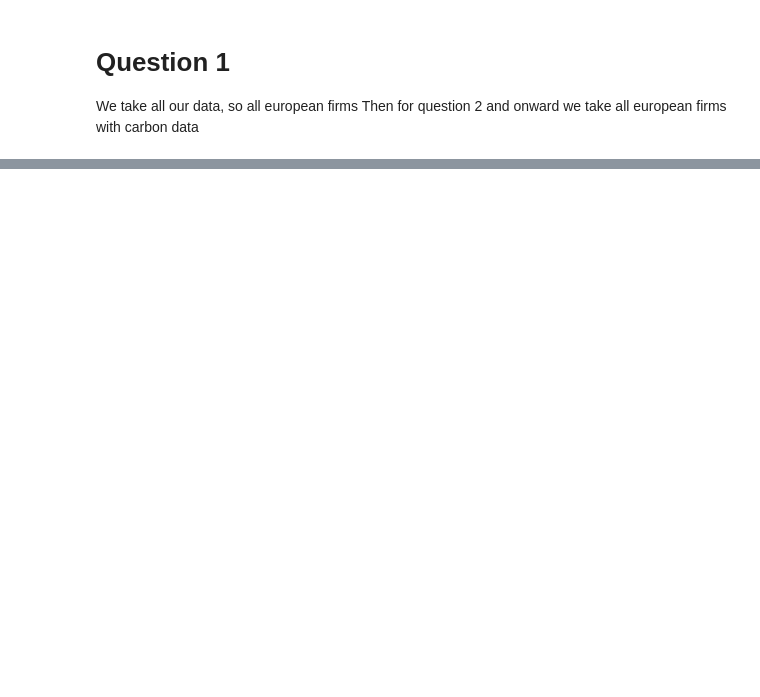
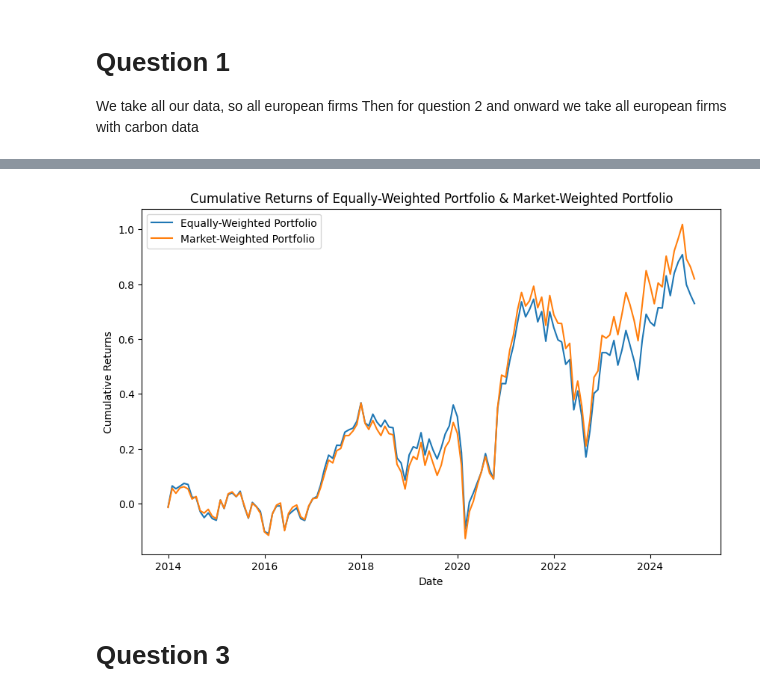
Before and after one commit to baertsch/FIN-429, a Jupyter notebook: Homework1.ipynb, the cells around one changed output, grey strips where cells are left out. Cells and saved outputs as stored; diff of their text form; code cells hidden in the pictures; blank space fills up the shorter version.

```diff
--- a/Homework1.ipynb
+++ b/Homework1.ipynb
@@ -148,0 +303,3 @@ plt.show()
+# %%
+df = pd.merge(df, mv_m, on=['NAME', 'ISIN', 'Country Code', 'Date'],how='inner')
+df.head()
@@ -148,0 +346,5 @@ plt.show()
+# %%
+df['Year'] = pd.to_datetime(df['Date']).dt.year
+test = df
+test = df.groupby(["NAME", "Year"])
+display(test)
@@ -148,0 +369,21 @@ plt.show()
+# %%
+df = df.sort_values(by=['Date'])
+
+# Compute Equal Weights per Month
+df["Equal_Weight"] = df.groupby("Date")["Monthly_Return"].transform(lambda x: 1 / len(x))
+
+# Compute Market Weights per Month
+df["Market_Weight"] = df.groupby("Date")["Market Cap"].transform(lambda x: x / x.sum())
+
+# Compute Individual Firm Returns
+df["Equal_Weight_Return"] = df["Equal_Weight"] * df["Monthly_Return"]
+# Compute Market-Weight Returns Using Previous Period Weights
+df["Market_Weight_Return"] = df["Monthly_Return"] * df["Market_Weight"].shift(1)
+
+# Compute Portfolio-Level Returns
+df_ew = df.groupby("Date")["Equal_Weight_Return"].sum().reset_index().rename(columns={"Equal_Weight_Return": "R_ew"})
+df_vw = df.groupby("Date")["Market_Weight_Return"].sum().reset_index().rename(columns={"Market_Weight_Return": "R_vw"})
+
+# Merge into Portfolio DataFrame
+portfolio_returns = pd.merge(df_ew, df_vw, on="Date")
+portfolio_returns
@@ -148,0 +491,20 @@ plt.show()
+# %%
+ew = (df.groupby(df['Date'].dt.to_period('M'))['Equal_Weight_Return']).sum()
+mw = (df.groupby(df['Date'].dt.to_period('M'))['Market_Weight_Return']).sum()
+# %%
+ew_cum =((1+ew).cumprod())-1
+mw_cum = ((1+mw).cumprod())-1
+
+# Plot the cumulative returns
+plt.figure(figsize=(10, 6))
+plt.plot(ew_cum.index.to_timestamp(), ew_cum, label='Equally-Weighted Portfolio')
+plt.plot(mw_cum.index.to_timestamp(),mw_cum, label='Market-Weighted Portfolio')
+plt.xlabel('Date')
+plt.ylabel('Cumulative Returns')
+plt.legend()
+plt.title('Cumulative Returns of Equally-Weighted Portfolio & Market-Weighted Portfolio')
+plt.show()
+# %% [output]
+[figure, added]
+# %% [markdown]
+# Question 3
```
Also changed, not shown: parts of 100 cells of this notebook.
